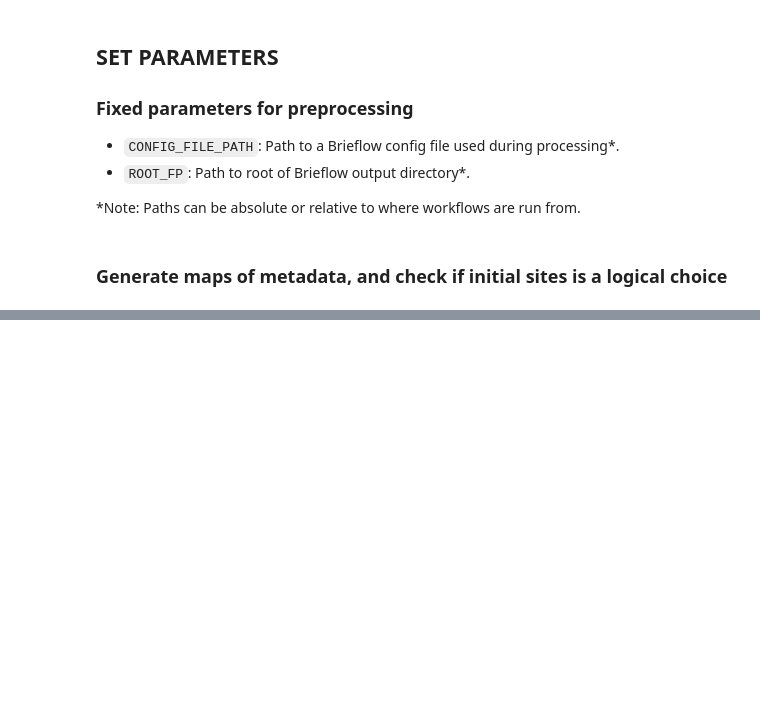
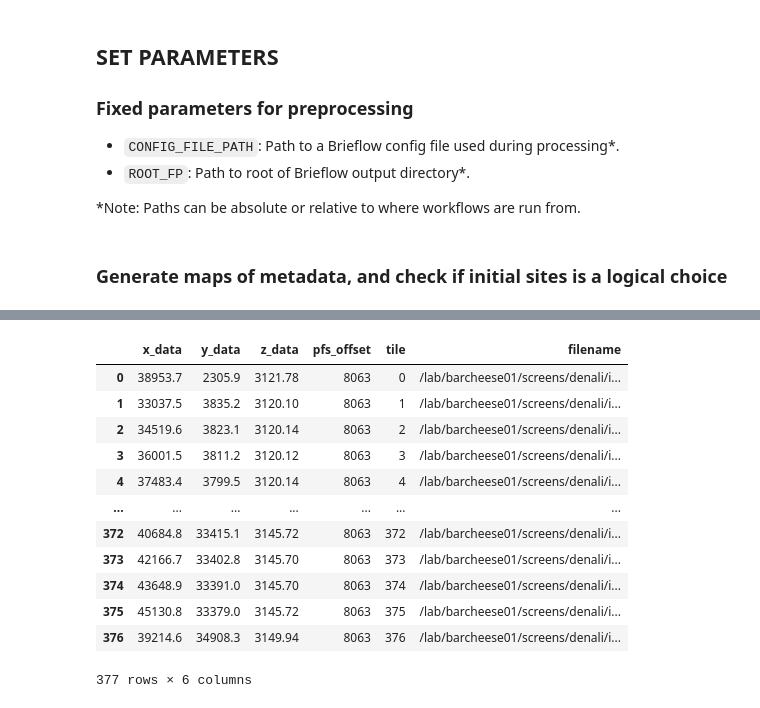
Before and after one commit to cheeseman-lab/brieflow, a Jupyter notebook: example_analysis/5.configure_merge_params.ipynb, the cells around one changed output, grey strips where cells are left out. Saved outputs shown, nothing was run; the diff lists cells and outputs as text; code cells hidden in the pictures; blank space fills up the shorter version.

```diff
--- a/example_analysis/5.configure_merge_params.ipynb
+++ b/example_analysis/5.configure_merge_params.ipynb
@@ -73,3 +78,19 @@ plt.show()
+# %%
+sbs_test_metadata
+# %% [output]
+|  | x_data | y_data | z_data | pfs_offset | tile | filename |
+| 0 | 38953.7 | 2305.9 | 3121.78 | 8063 | 0 | /lab/barcheese01/screens/denali/i... |
+| 1 | 33037.5 | 3835.2 | 3120.10 | 8063 | 1 | /lab/barcheese01/screens/denali/i... |
+| 2 | 34519.6 | 3823.1 | 3120.14 | 8063 | 2 | /lab/barcheese01/screens/denali/i... |
+| 3 | 36001.5 | 3811.2 | 3120.12 | 8063 | 3 | /lab/barcheese01/screens/denali/i... |
+| 4 | 37483.4 | 3799.5 | 3120.14 | 8063 | 4 | /lab/barcheese01/screens/denali/i... |
+| ... | ... | ... | ... | ... | ... | ... |
+| 372 | 40684.8 | 33415.1 | 3145.72 | 8063 | 372 | /lab/barcheese01/screens/denali/i... |
+| 373 | 42166.7 | 33402.8 | 3145.70 | 8063 | 373 | /lab/barcheese01/screens/denali/i... |
+| 374 | 43648.9 | 33391.0 | 3145.70 | 8063 | 374 | /lab/barcheese01/screens/denali/i... |
+| 375 | 45130.8 | 33379.0 | 3145.72 | 8063 | 375 | /lab/barcheese01/screens/denali/i... |
+| 376 | 39214.6 | 34908.3 | 3149.94 | 8063 | 376 | /lab/barcheese01/screens/denali/i... |
+377 rows × 6 columns
 # %%
 plt.figure(figsize=(10, 8))
 
```
Also changed, not shown: parts of 5 cells of this notebook, 3 other files.
